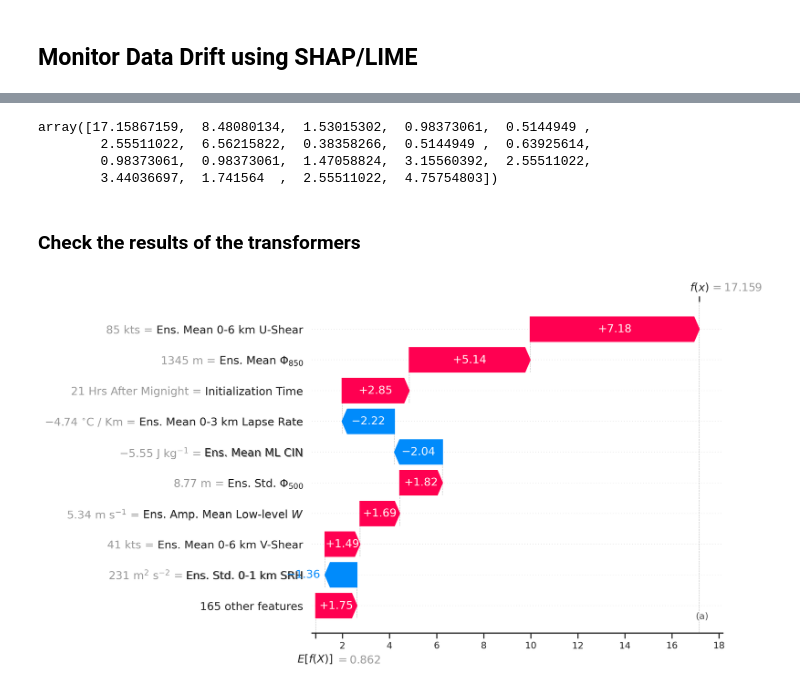
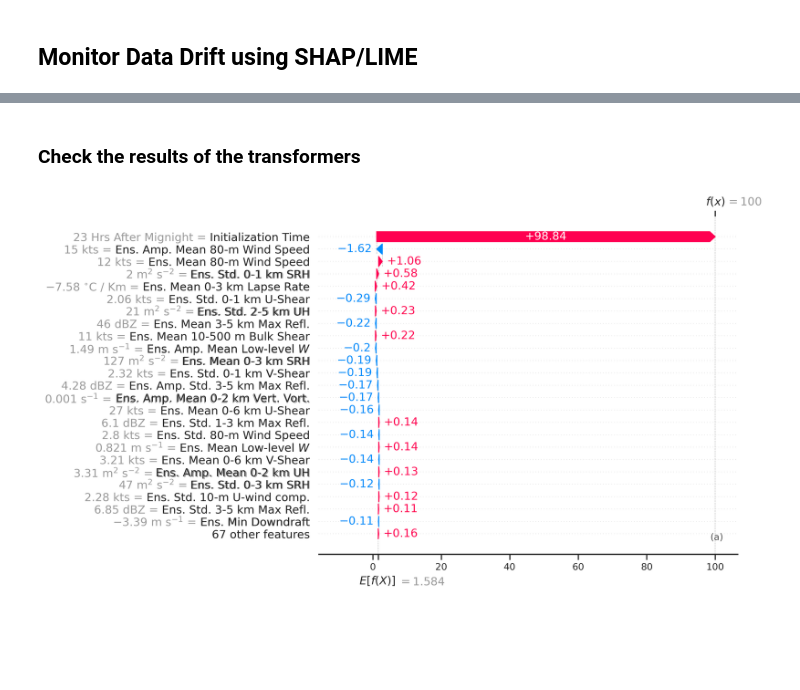
Before and after one commit to NOAA-National-Severe-Storms-Laboratory/frdd-wofs-ml-severe, a Jupyter notebook: wofs_ml_severe/explain/monitor_data_drift.ipynb, the cells around one changed output, grey strips where cells are left out. Saved outputs shown, nothing was run; the diff lists cells and outputs as text; code cells hidden in the pictures; blank space fills up the shorter version.

Commit message:
updates for the new ML models

```diff
--- a/wofs_ml_severe/explain/monitor_data_drift.ipynb
+++ b/wofs_ml_severe/explain/monitor_data_drift.ipynb
@@ -22,9 +22,9 @@ lookup_file: /home/monte.flora/python_packages/WoF_post/wofs/data/psadilookup.da
 # %%
-time = 'second_hour'
+time = 'first_hour'
 target = 'all_sig_severe'
 
 ml_config = load_yaml(
-    '/home/monte.flora/python_packages/wofs_ml_severe/wofs_ml_severe/conf/ml_config_realtime.yml')
+    '/home/monte.flora/python_packages/wofs_ml_severe/wofs_ml_severe/conf/ml_config_retro.yml')
 parameters = {
                 'target' : target,
                 'time' : time,
@@ -40,17 +42,23 @@ X_train = model_dict['X']
 # %%
 def fix_data(X):
-    X = X.astype({'Initialization Time' : str})
+    #X = X.astype({'Initialization Time' : str})
     X.replace([np.inf, -np.inf], np.nan, inplace=True)
     X.reset_index(inplace=True, drop=True)
 
     return X
 # %%
 # Load data from a recent case.
-path = '/home/monte.flora/python_packages/wofs_ml_severe/tests/test_data/wofs_MLDATA_24_20230303_2330_0000.feather'
-df = pd.read_feather(path)
+base = 'https://cdne-wofs-web.azureedge.net/'
+path = join(base,'WOFSRun20230426-142636d1/20230426/2200/wofs_MLDATA_16_20230426_2250_2320.feather')
+
+path = '/home/monte.flora/python_packages/wofs_ml_severe/tests/test_data/wofs_MLDATA_06_20230426_2300_2330.feather'
+
+
+
+X = pd.read_feather(path)
 #TEMPORARY FIX!!!!
-df['Initialization Time'] = ['2100']*np.shape(df)[0]
+#df['Initialization Time'] = ['2100']*np.shape(df)[0]
 
-X = df[features]
+#X = df[features]
 X = fix_data(X)
-X = get_numeric_init_time(X)
+#X = get_numeric_init_time(X)
@@ -82,10 +65,3 @@ pred = model.predict_proba(X)[:,1]*100
-# %%
-pred
-# %% [output]
-array([17.15867159,  8.48080134,  1.53015302,  0.98373061,  0.5144949 ,
-        2.55511022,  6.56215822,  0.38358266,  0.5144949 ,  0.63925614,
-        0.98373061,  0.98373061,  1.47058824,  3.15560392,  2.55511022,
-        3.44036697,  1.741564  ,  2.55511022,  4.75754803])
 # %% [markdown]
 ### Check the results of the transformers
 # %%
@@ -101,23 +77,34 @@ shap_kws={'masker' : shap.maskers.Partition(X_train.values.astype(float),
                                             max_samples=150, clustering="correlation"),
            'algorithm' : 'permutation'}
 # %%
-display_feature_names = {f: to_display_name(f) for f in X.columns}
-display_units = {f: to_units(f) for f in X.columns}
+display_feature_names = {f: to_display_name(f) for f in X[features].columns}
+display_units = {f: to_units(f) for f in X[features].columns}
 # %%
 %matplotlib inline
 
-ind = 0
-single_example = X.iloc[[ind]].astype(float)
+X_test = X[features]
+
+#X_test['Initialization Time'] = 23
+
+pred = model.predict_proba(X_test)[:,1]
+inds = np.argsort(pred)[::-1]
+ind = inds[0]
+
+
+single_example = X_test.iloc[[ind]].astype(float)
+
+
 
 explainer = skexplain.ExplainToolkit(('LR', model), X=single_example)
 contrib_ds = explainer.local_attributions(method='shap',
                                            shap_kws = shap_kws,
                                           )
 
 fig, axes = explainer.plot_contributions(
     contrib = contrib_ds,
     display_feature_names = display_feature_names,
     display_units = display_units,
+    max_display = 25
 )
 # %% [output]
-[figure, old version]
+[figure, new version]
```
Also changed, not shown: parts of 6 cells of this notebook, 14 other files.
